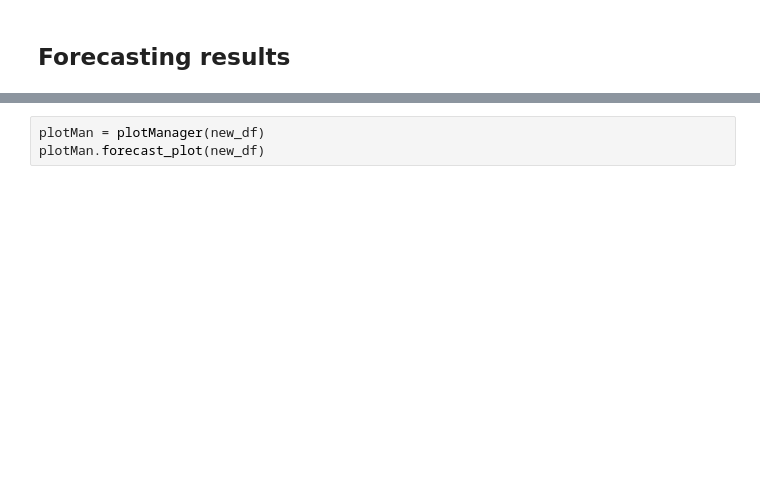
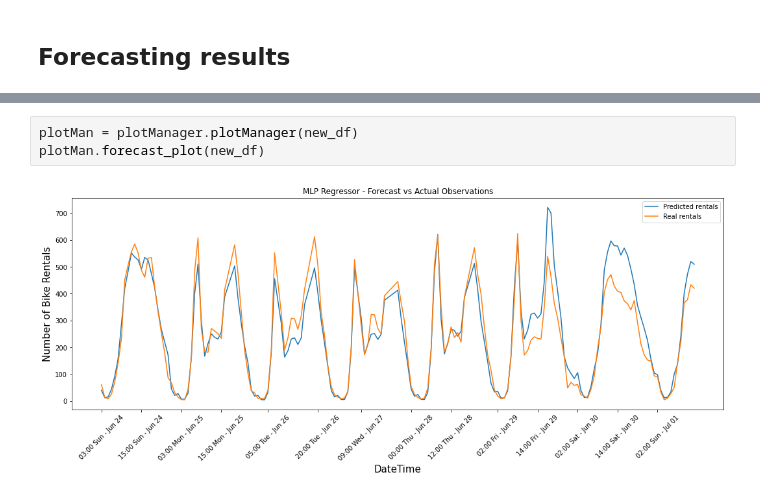
Before and after one commit to enricollen/bike-rental-demand-prediction, a Jupyter notebook: forecasting-models/MLPregressor.ipynb, the cells around one changed output, grey strips where cells are left out. Drawn from its saved outputs; the diff is of its cells as text; blank space fills up the shorter version.

```diff
--- a/forecasting-models/MLPregressor.ipynb
+++ b/forecasting-models/MLPregressor.ipynb
@@ -140,3 +172,5 @@ new_df
 # %%
-plotMan = plotManager(new_df)
+plotMan = plotManager.plotManager(new_df)
 plotMan.forecast_plot(new_df)
+# %% [output]
+[figure, added]
```
Also changed, not shown: parts of 11 cells of this notebook, 3 other files.
